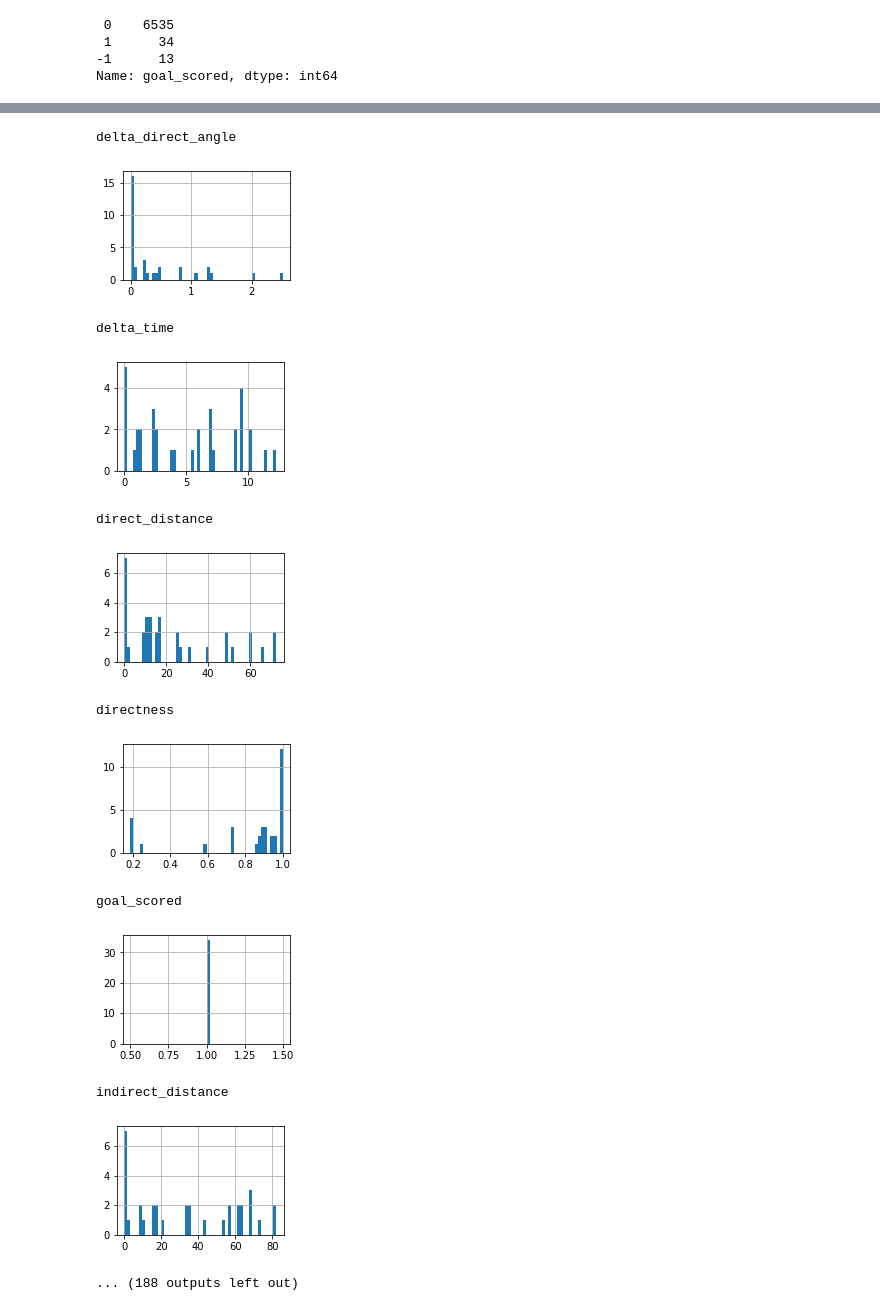
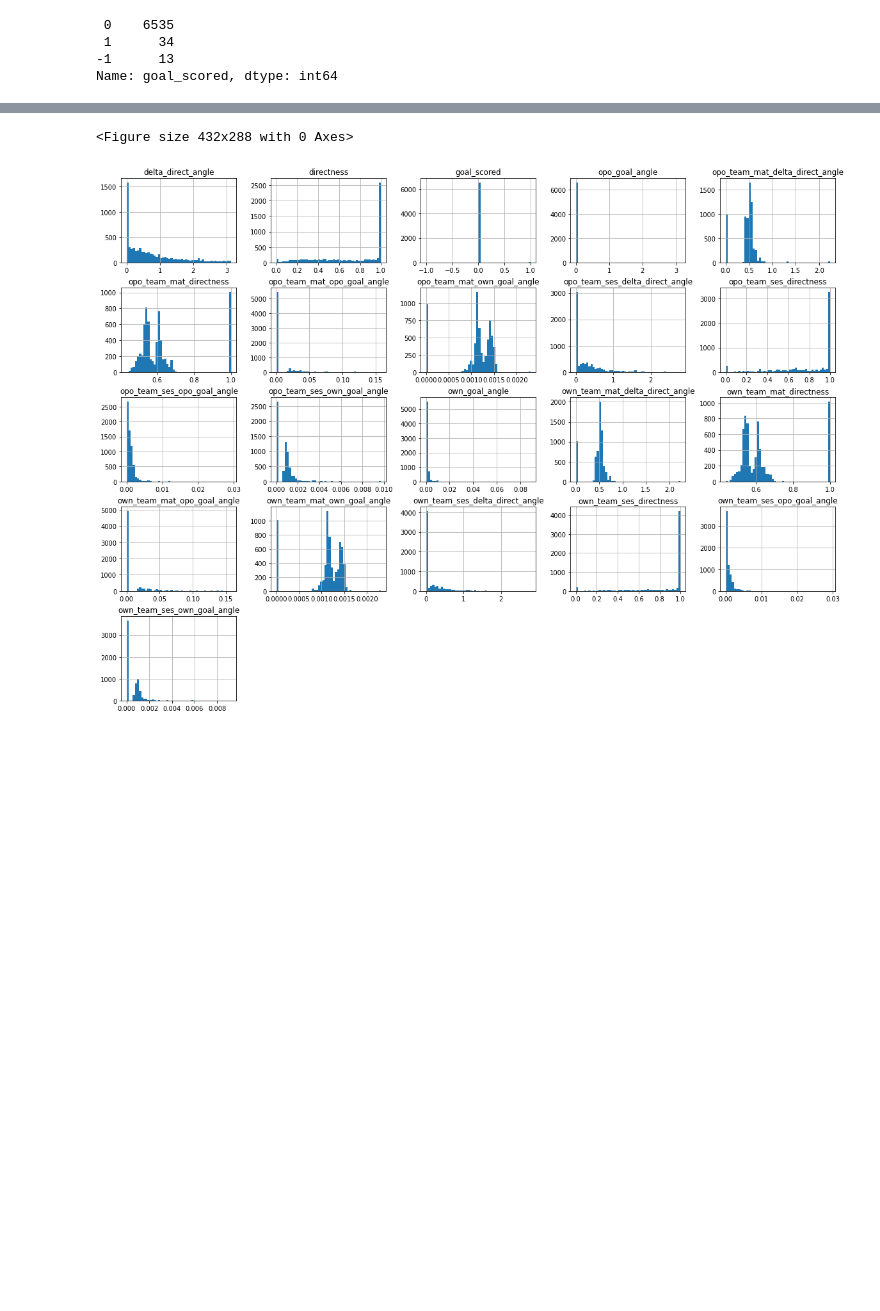
Before and after one commit to xecarlox94/data_mining_machine_learning, a Jupyter notebook: Untitled.ipynb, the cells around one changed output, grey strips where cells are left out. Drawn from its saved outputs; the diff is of its cells as text; code cells hidden in the pictures; blank space fills up the shorter version.

```diff
--- a/Untitled.ipynb
+++ b/Untitled.ipynb
@@ -295,8 +335,6 @@ cols = [
 ]
 
 dataset = dataset.drop(cols, axis=1)
-# %%
-dataset = dataset[dataset['goal_scored'] == 1]
 # %%
 dataset.info()
 # %% [output]
@@ -321,27 +371,13 @@ dataset.describe()
 # %%
 %matplotlib inline
 
 import matplotlib.pyplot as plt
 
-for c in dataset.columns:
-    if c in ['type_name', "out", "counterpress", "under_pressure"]: continue
-    print(c)
 
-    fig = plt.figure()
-    dataset[c].hist(bins=50, figsize=(3,2))
+fig = plt.figure()
+dataset.hist(bins=50, figsize=(20, 15))
 
-    plt.show()
+plt.show()
 # %% [output]
-delta_direct_angle
+<Figure size 432x288 with 0 Axes>
-[figure, old version]
+[figure, new version]
-delta_time
-[figure, removed]
-direct_distance
-[figure, removed]
-directness
-[figure, removed]
-goal_scored
-[figure, removed]
-indirect_distance
-[figure, removed]
-... (188 outputs left out)
```
Also changed, not shown: parts of 7 cells of this notebook, 1 other file.
